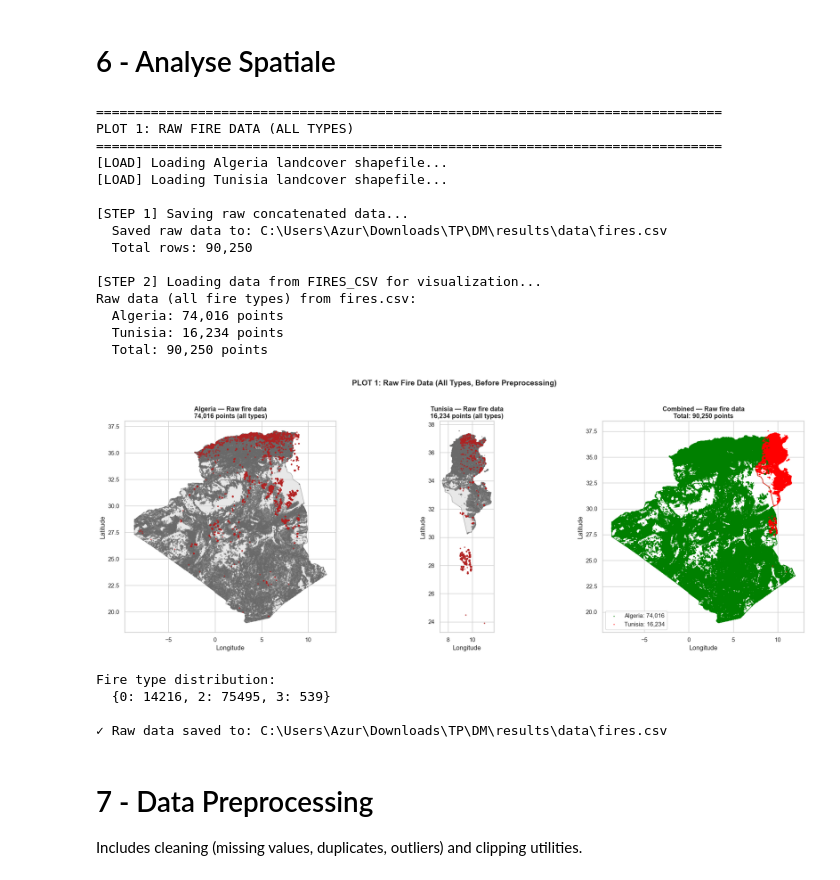
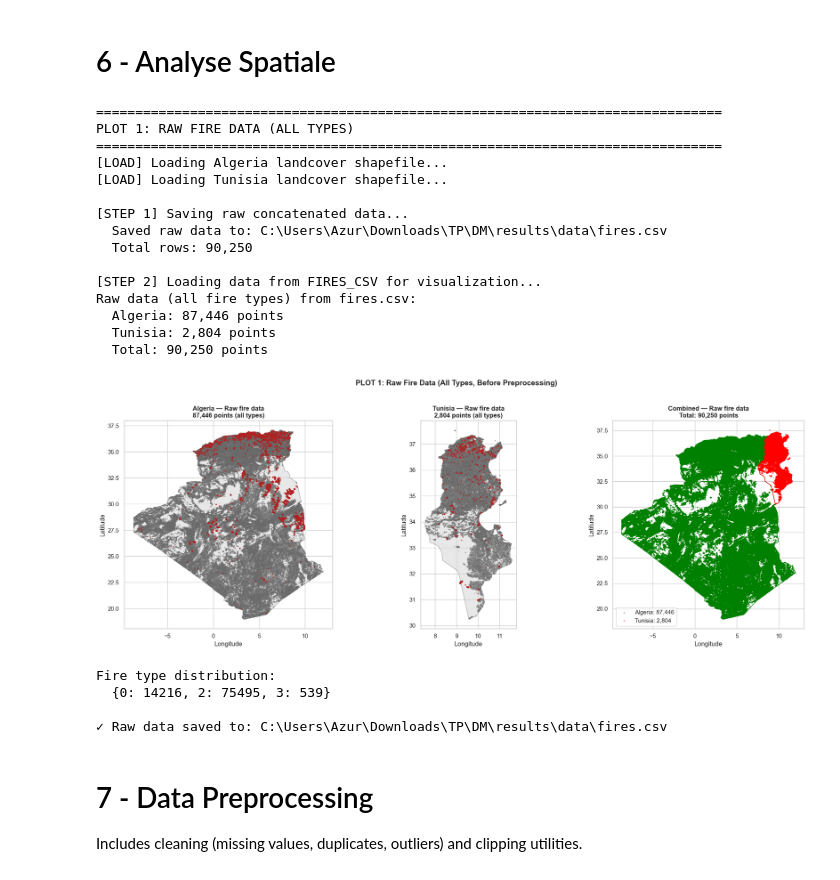
Before and after one commit to BESSAI-Tayeb/forest-fires-algeria-tunisia-analysis, a Jupyter notebook: analysis/analysis/fire.ipynb, the cells around one changed output. Saved outputs shown, nothing was run; the diff lists cells and outputs as text; code cells hidden in the pictures.

Commit message:
segemt fire notebook

```diff
--- a/analysis/analysis/fire.ipynb
+++ b/analysis/analysis/fire.ipynb
@@ -192,8 +206,8 @@ Histogrammes, boxplots et density plots pour chaque variable numérique.
 # %%
 # Préparation des données pour la comparaison
 # Ajout d'une colonne 'pays' pour identifier l'origine des données
-algeria_fires['pays'] = 'Algérie'
-tunisia_fires['pays'] = 'Tunisie'
+algeria_fires['pays'] = 'Algeria'
+tunisia_fires['pays'] = 'Tunisia'
 
 # Combiner les deux datasets
 combined_fires = pd.concat([algeria_fires, tunisia_fires])
@@ -206,11 +220,11 @@ def plot_comparative_distributions(df, numeric_columns):
     n_cols = len(numeric_columns)
 
     # Définir les couleurs
-    colors = {'Algérie': 'green', 'Tunisie': 'red'}
+    colors = {'Algeria': 'green', 'Tunisia': 'red'}
 
     # Création des subplots
     fig, axes = plt.subplots(n_cols, 2, figsize=(15, 5*n_cols))
-    fig.suptitle('Comparaison des distributions Algérie-Tunisie', y=1.02, fontsize=16)
+    fig.suptitle('Comparaison des distributions Algeria-Tunisia', y=1.02, fontsize=16)
 
     # Si une seule colonne, convertir axes en tableau 2D
     if n_cols == 1:
@@ -429,9 +443,9 @@ print(f"  Total rows: {len(raw_combined):,}")
 print("\n[STEP 2] Loading data from FIRES_CSV for visualization...")
 raw_df = pd.read_csv(FIRES_CSV)
 
-# Separate by country (using longitude as proxy: Algeria < 9, Tunisia >= 9)
-algeria_raw = raw_df[raw_df['longitude'] < 9].copy()
-tunisia_raw = raw_df[raw_df['longitude'] >= 9].copy()
+# Separate by country (using pays column)
+algeria_raw = raw_df[raw_df['pays'] == 'Algeria'].copy()
+tunisia_raw = raw_df[raw_df['pays'] == 'Tunisia'].copy()
 
 print(f"Raw data (all fire types) from {FIRES_CSV.name}:")
 print(f"  Algeria: {len(algeria_raw):,} points")
@@ -473,36 +487,36 @@ ax3 = axes[2]
 algeria_lc.plot(ax=ax3, edgecolor='green', facecolor='none', linewidth=1)
 tunisia_lc.plot(ax=ax3, edgecolor='red', facecolor='none', linewidth=1)
 alg_gdf.plot(ax=ax3, markersize=2, color='green', alpha=0.5, label=f'Algeria: {len(algeria_raw):,}')
 tn_gdf.plot(ax=ax3, markersize=2, color='red', alpha=0.5, label=f'Tunisia: {len(tunisia_raw):,}')
 ax3.set_title(f'Combined — Raw fire data\nTotal: {len(raw_df):,} points', fontsize=12, fontweight='bold')
 ax3.set_xlabel('Longitude')
 ax3.set_ylabel('Latitude')
 ax3.legend(loc='lower left')
 
 plt.suptitle('PLOT 1: Raw Fire Data (All Types, Before Preprocessing)', fontsize=14, fontweight='bold', y=1.02)
 plt.tight_layout()
 plt.show()
 
 print(f"\nFire type distribution:")
 print(f"  {raw_df['type'].value_counts().sort_index().to_dict()}")
 print(f"\n✓ Raw data saved to: {FIRES_CSV}")
 # %% [output]
 ================================================================================
 PLOT 1: RAW FIRE DATA (ALL TYPES)
 ================================================================================
 [LOAD] Loading Algeria landcover shapefile...
 [LOAD] Loading Tunisia landcover shapefile...
 
 [STEP 1] Saving raw concatenated data...
   Saved raw data to: C:\Users\Azur\Downloads\TP\DM\results\data\fires.csv
   Total rows: 90,250
 
 [STEP 2] Loading data from FIRES_CSV for visualization...
 Raw data (all fire types) from fires.csv:
-  Algeria: 74,016 points
-  Tunisia: 16,234 points
+  Algeria: 87,446 points
+  Tunisia: 2,804 points
   Total: 90,250 points
-[figure, old version]
+[figure, new version]
 Fire type distribution:
   {0: 14216, 2: 75495, 3: 539}
 
```
Also changed, not shown: parts of 8 cells of this notebook, 8 other files.
